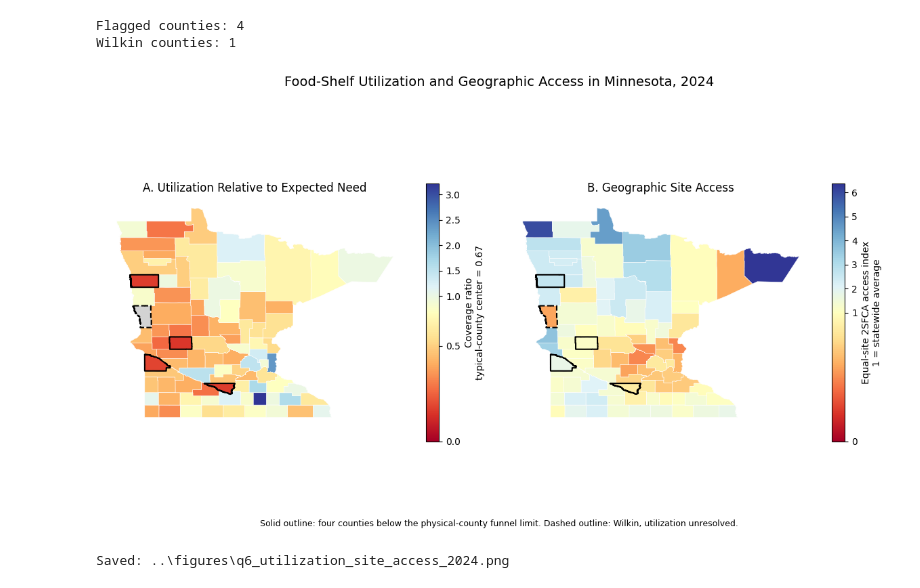
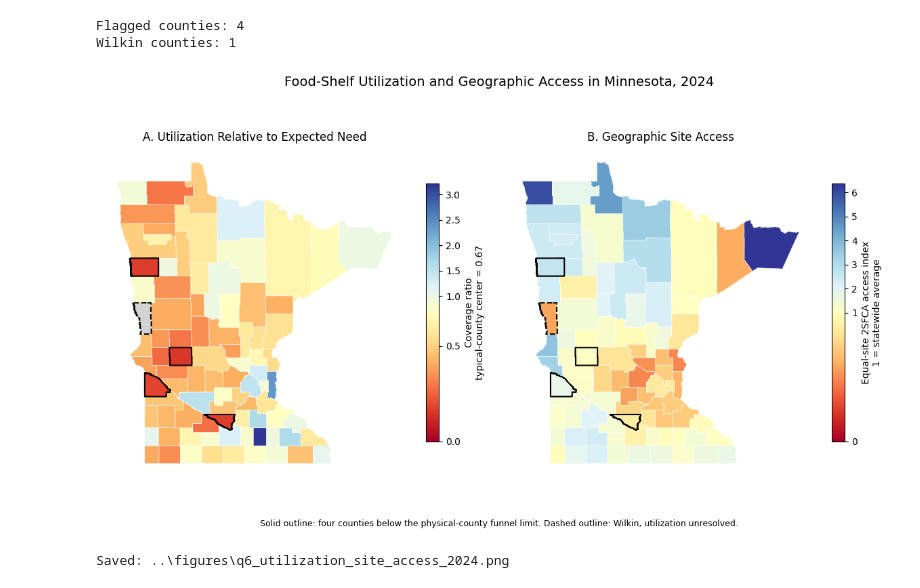
Before and after one commit to Hajar0Ahmed/MinneMUDAC2026Outliers, a Jupyter notebook: notebooks/explain_ratio.ipynb, the cells around one changed output. Saved outputs shown, nothing was run; the diff lists cells and outputs as text; code cells hidden in the pictures.

```diff
--- a/notebooks/explain_ratio.ipynb
+++ b/notebooks/explain_ratio.ipynb
@@ -3524,6 +3469,16 @@ site_access_lookup = dict(
 ) = make_county_patches(
     mn_counties_geojson,
     site_access_lookup
+)
+
+# Correct map aspect for Minnesota's latitude.
+# Raw longitude/latitude plotted with equal aspect
+# makes Minnesota look too wide.
+mn_map_aspect = (
+    1
+    / np.cos(
+        np.radians(46)
+    )
 )
 
 figure, axes = plt.subplots(
@@ -3595,7 +3550,7 @@ axes[0].add_collection(
 axes[0].autoscale_view()
 
 axes[0].set_aspect(
-    "equal"
+    mn_map_aspect
 )
 
 axes[0].axis(
@@ -3680,7 +3635,7 @@ axes[1].add_collection(
 axes[1].autoscale_view()
 
 axes[1].set_aspect(
-    "equal"
+    mn_map_aspect
 )
 
 axes[1].axis(
@@ -3710,34 +3665,34 @@ figure.suptitle(
     (
         "Food-Shelf Utilization and "
         "Geographic Access in Minnesota, 2024"
     ),
     fontsize=14
 )
 
 figure.text(
     0.5,
     0.03,
     (
         "Solid outline: four counties below the "
         "physical-county funnel limit. "
         "Dashed outline: Wilkin, utilization unresolved."
     ),
     ha="center",
     fontsize=9
 )
 
 plt.tight_layout(
     rect=[
         0,
         0.06,
         1,
         0.95
     ]
 )
 
 plt.show()
 # %% [output]
-[figure, old version]
+[figure, new version]
 # %%
 from pathlib import Path
 
```
Also changed, not shown: parts of 13 cells of this notebook, 7 other files.
